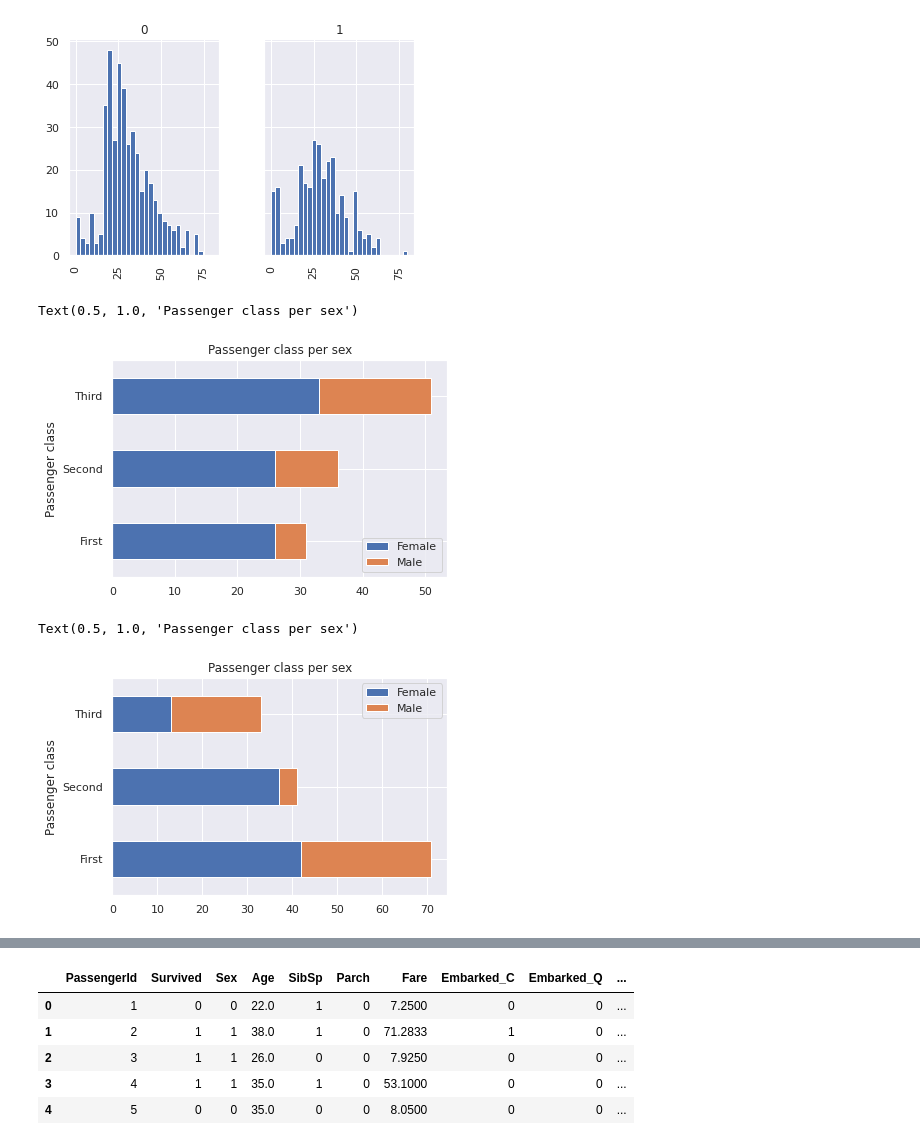
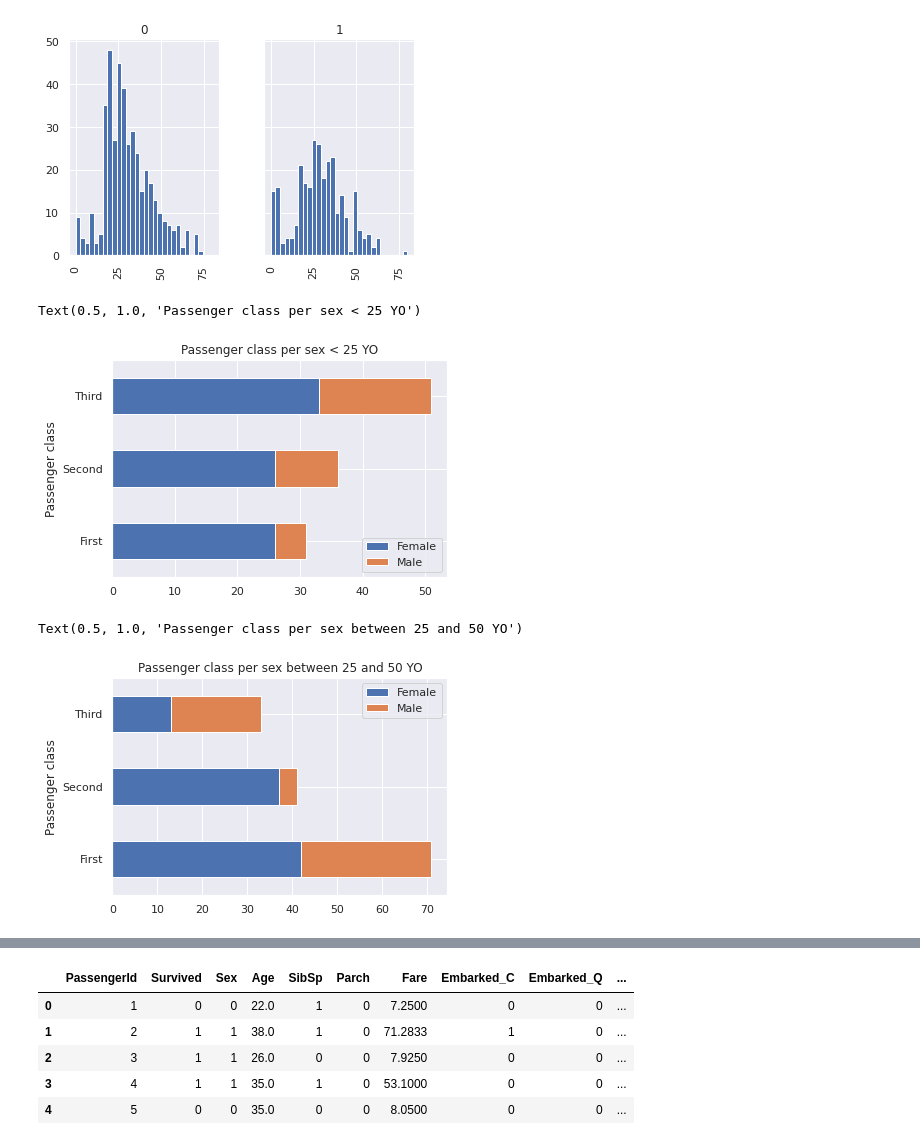
Before and after one commit to lerz30/ML_introduction, a Jupyter notebook: notebooks/pandas_intro.ipynb, the cells around one changed output, grey strips where cells are left out. Drawn from its saved outputs; the diff is of its cells as text; code cells hidden in the pictures.

```diff
--- a/notebooks/pandas_intro.ipynb
+++ b/notebooks/pandas_intro.ipynb
@@ -123,25 +123,25 @@ plt.set_yticklabels(pclass_labels)
 plt.legend(labels=sex_labels)
 
 plt.set_ylabel('Passenger class')
-plt.set_title('Passenger class per sex')
+plt.set_title('Passenger class per sex < 25 YO')
 # %% [output]
-Text(0.5, 1.0, 'Passenger class per sex')
+Text(0.5, 1.0, 'Passenger class per sex < 25 YO')
-[figure, old version]
+[figure, new version]
 # %%
 #Plot of "Survived" people between 25 and 50 YO grouped by "Sex" and "Pclass"
 pclass_labels = ['First', 'Second', 'Third']
 sex_labels = {'Female': 0, 'Male': 1}
 
 plt = df.query('Age >= 25 and Age < 50 and Survived == 1').groupby(['Sex','Pclass']).size().unstack(['Sex'])\
     .plot(kind='barh', stacked=True, rot=0, subplots=False)
 plt.set_yticklabels(pclass_labels)
 plt.legend(labels=sex_labels)
 
 plt.set_ylabel('Passenger class')
-plt.set_title('Passenger class per sex')
+plt.set_title('Passenger class per sex between 25 and 50 YO')
 # %% [output]
-Text(0.5, 1.0, 'Passenger class per sex')
+Text(0.5, 1.0, 'Passenger class per sex between 25 and 50 YO')
-[figure, old version]
+[figure, new version]
 # %%
 #Plot of "Survived" people over 50 YO grouped by "Sex" and "Pclass"
 pclass_labels = ['First', 'Second', 'Third']
```
Also changed, not shown: parts of 11 cells of this notebook.
